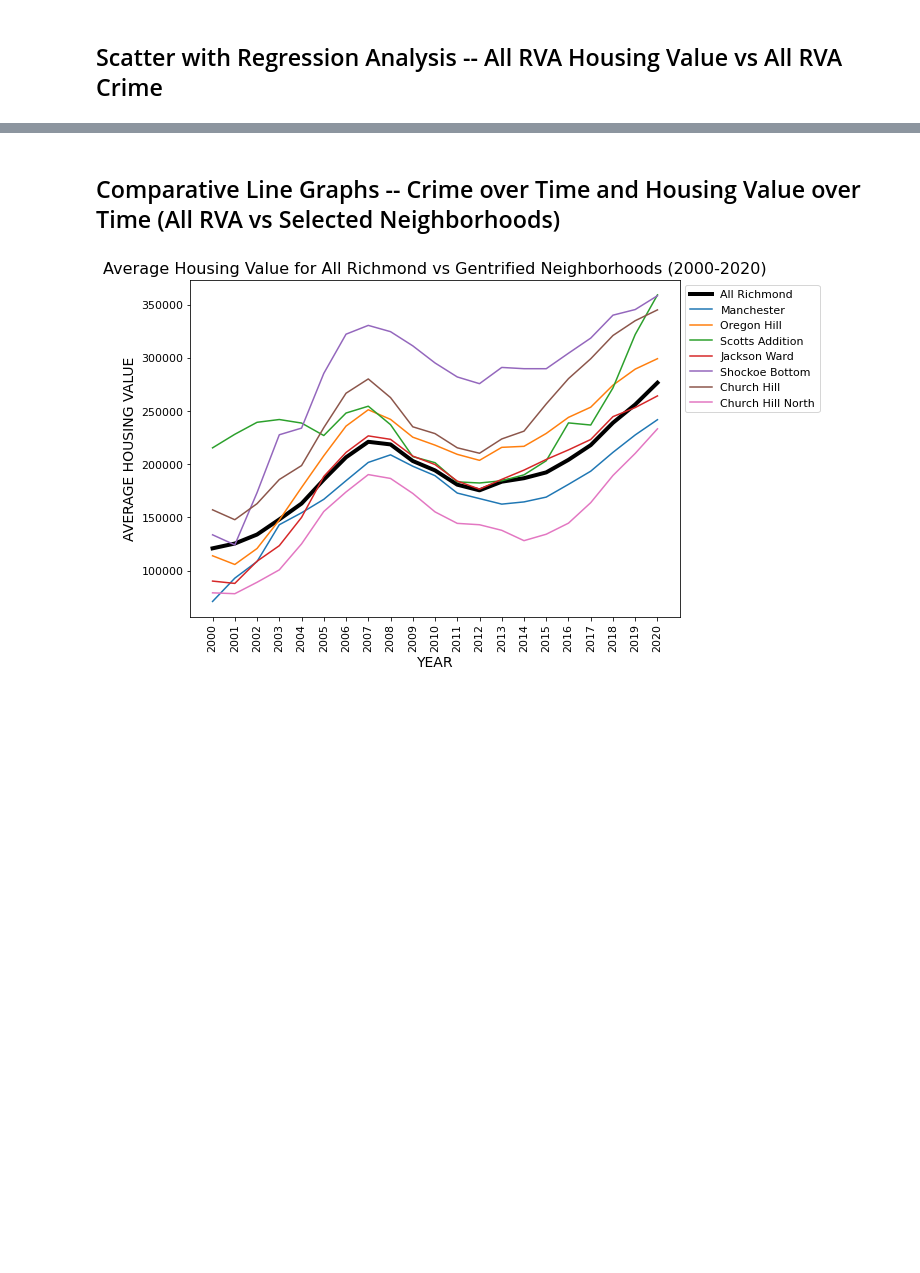
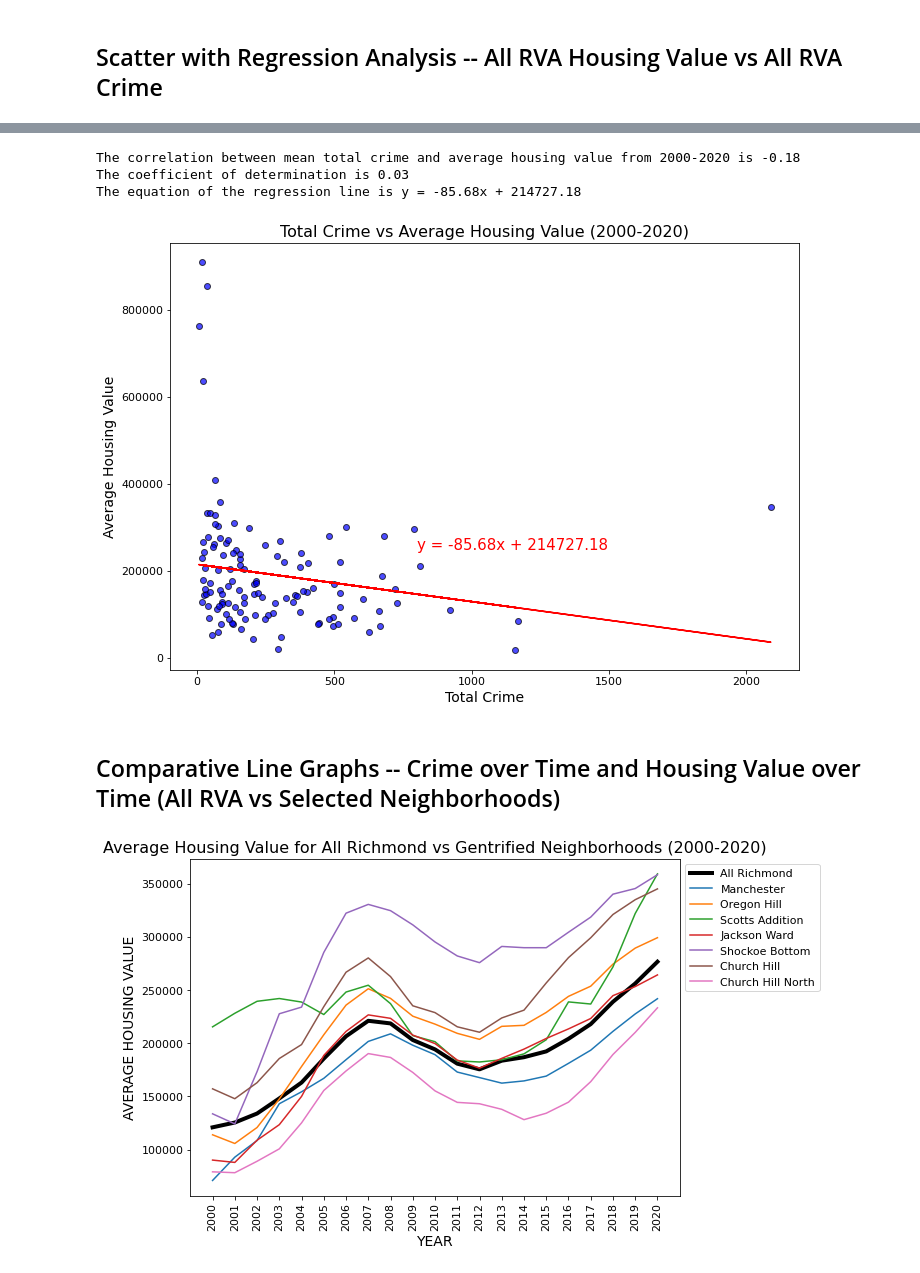
Before and after one commit to anguloag/Gentrification-in-Richmond, a Jupyter notebook: sociotracker_graphs_working.ipynb, the cells around one changed output, grey strips where cells are left out. Cells and saved outputs as stored; diff of their text form; code cells hidden in the pictures; blank space fills up the shorter version.

```diff
--- a/sociotracker_graphs_working.ipynb
+++ b/sociotracker_graphs_working.ipynb
@@ -135,3 +346,30 @@ Index(['YEAR', 'NEIGHBORHOOD_NAME', 'ZIPCODE_1', 'ZIPCODE_2', 'ZIPCODE_3',
+# %%
+# Scatter for means across time
+(slope, intercept, rvalue, pvalue, stderr) = linregress(scatter_data2['MEAN_TOTAL_CRIME'], scatter_data2['MEAN_TOTAL_HOUSE_PRICE'])
+regressLine = scatter_data2['MEAN_TOTAL_CRIME'] * slope + intercept
+regressEq = 'y = ' + str(round(slope,2)) + 'x + ' + str(round(intercept,2))
+print(f'The correlation between mean total crime and average housing value from 2000-2020 is {round(rvalue,2)}')
+print(f"The coefficient of determination is {round(rvalue**2,2)}")
+print(f"The equation of the regression line is {regressEq}")
+
+fig = plt.figure(figsize=(10,7))
+plt.scatter(scatter_data2['MEAN_TOTAL_CRIME'], scatter_data2['MEAN_TOTAL_HOUSE_PRICE'],
+            marker='o', facecolors='blue', edgecolors='black', alpha=.7)
+plt.plot(scatter_data2['MEAN_TOTAL_CRIME'], regressLine, 'r-')
+plt.annotate(regressEq, (800,250000), fontsize=15, color='red')
+plt.title('Total Crime vs Average Housing Value (2000-2020)', fontsize=16)
+plt.xlabel('Total Crime', fontsize=14)
+plt.ylabel('Average Housing Value', fontsize=14)
+
+plt.tight_layout()
+
+plt.savefig('Output/Images/TotalCrimevsAverageHousingValue_scatter.png')
+plt.show()
+# %% [output]
+The correlation between mean total crime and average housing value from 2000-2020 is -0.18
+The coefficient of determination is 0.03
+The equation of the regression line is y = -85.68x + 214727.18
+[figure, added]
 # %% [markdown]
 ## Comparative Line Graphs -- Crime over Time and Housing Value over Time (All RVA vs Selected Neighborhoods)
 # %%
```
Also changed, not shown: parts of 13 cells of this notebook, 17 other files.
